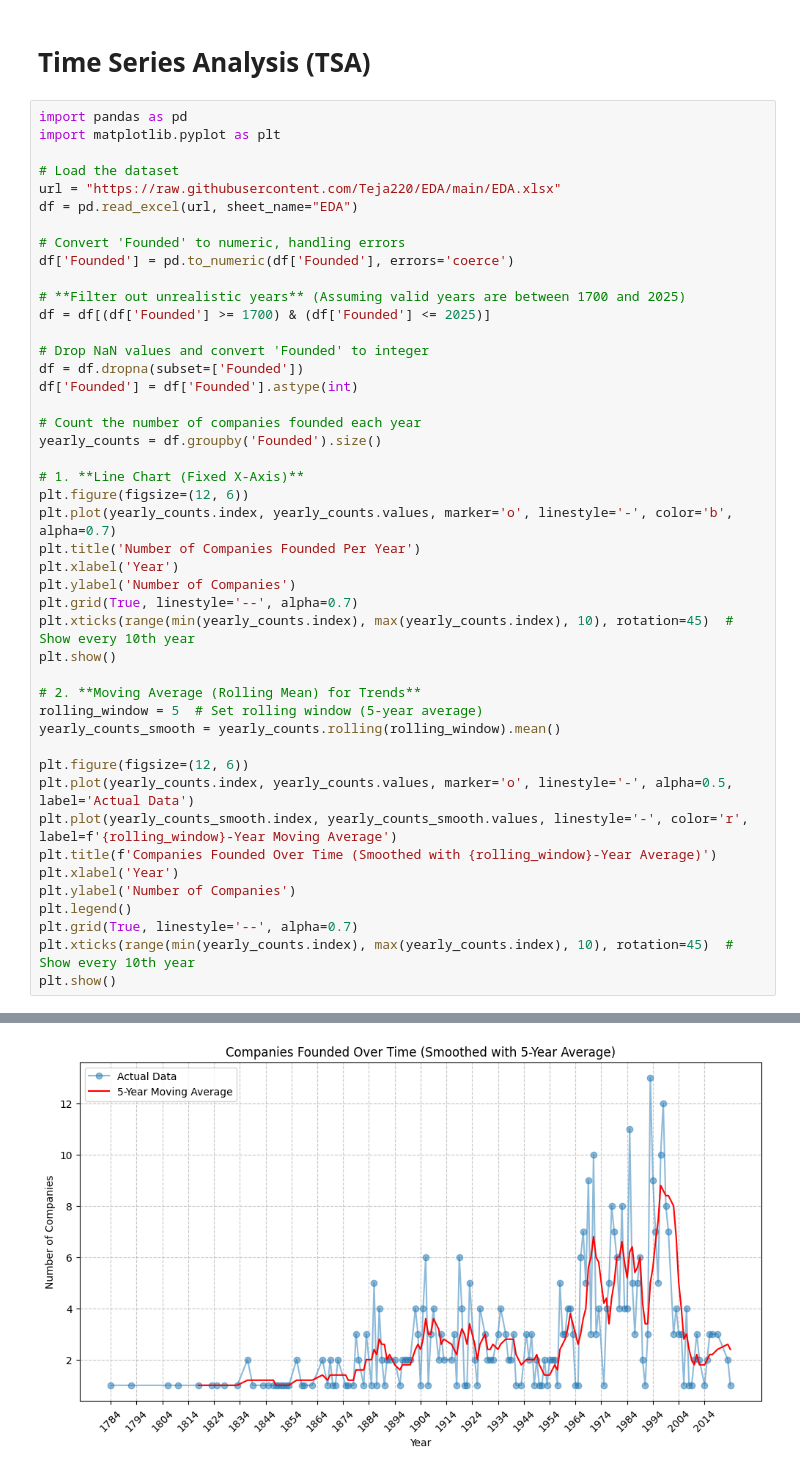
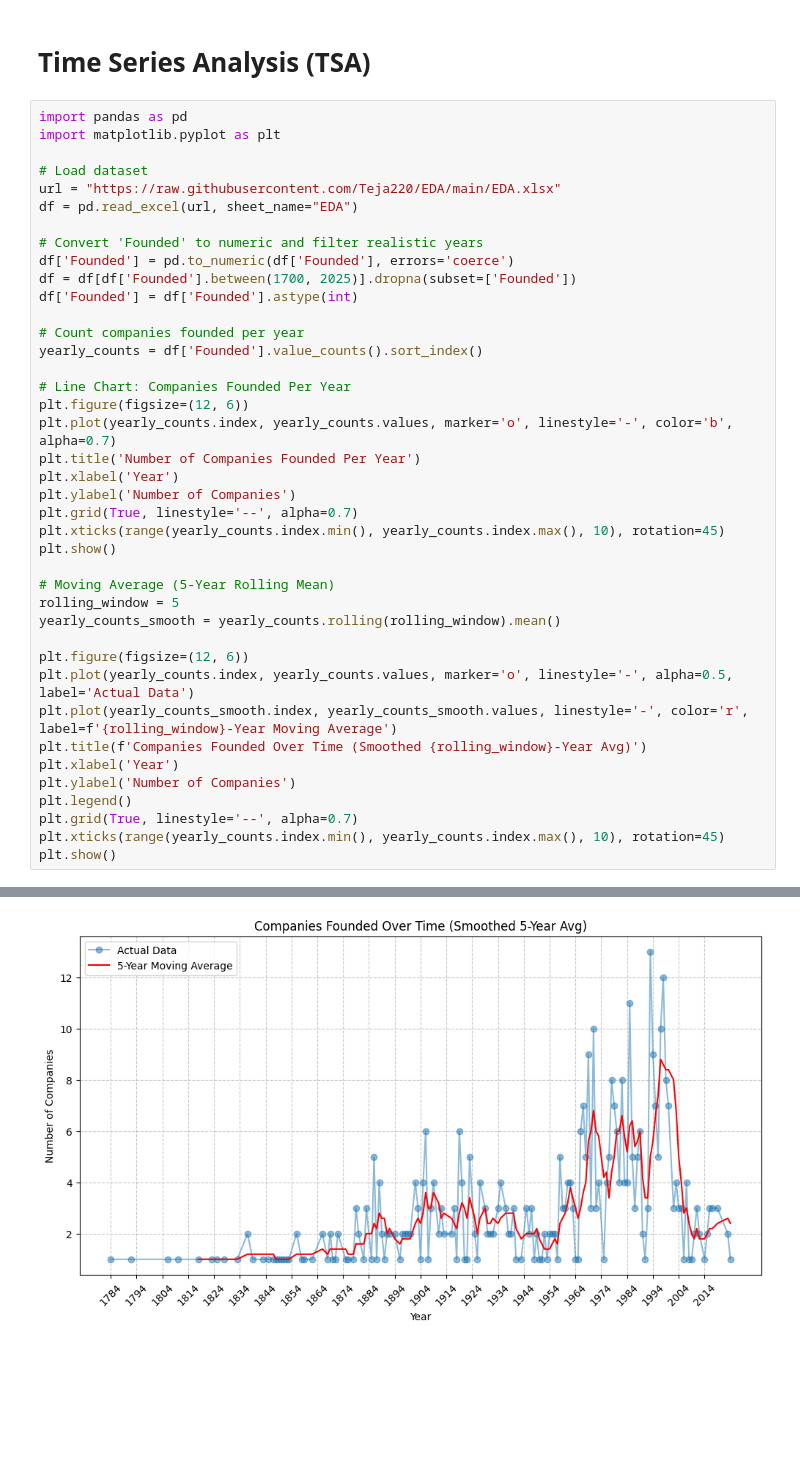
Before and after one commit to Teja220/EDA, a Jupyter notebook: 21BDS0277_EDA.ipynb, the cells around one changed output, grey strips where cells are left out. Drawn from its saved outputs; the diff is of its cells as text; blank space fills up the shorter version.

```diff
--- a/21BDS0277_EDA.ipynb
+++ b/21BDS0277_EDA.ipynb
@@ -312,47 +305,42 @@ Founded  0.475457  1.000000
 import pandas as pd
 import matplotlib.pyplot as plt
 
-# Load the dataset
+# Load dataset
 url = "https://raw.githubusercontent.com/Teja220/EDA/main/EDA.xlsx"
 df = pd.read_excel(url, sheet_name="EDA")
 
-# Convert 'Founded' to numeric, handling errors
+# Convert 'Founded' to numeric and filter realistic years
 df['Founded'] = pd.to_numeric(df['Founded'], errors='coerce')
-
-# **Filter out unrealistic years** (Assuming valid years are between 1700 and 2025)
-df = df[(df['Founded'] >= 1700) & (df['Founded'] <= 2025)]
-
-# Drop NaN values and convert 'Founded' to integer
-df = df.dropna(subset=['Founded'])
+df = df[df['Founded'].between(1700, 2025)].dropna(subset=['Founded'])
 df['Founded'] = df['Founded'].astype(int)
 
-# Count the number of companies founded each year
-yearly_counts = df.groupby('Founded').size()
+# Count companies founded per year
+yearly_counts = df['Founded'].value_counts().sort_index()
 
-# 1. **Line Chart (Fixed X-Axis)**
+# Line Chart: Companies Founded Per Year
 plt.figure(figsize=(12, 6))
 plt.plot(yearly_counts.index, yearly_counts.values, marker='o', linestyle='-', color='b', alpha=0.7)
 plt.title('Number of Companies Founded Per Year')
 plt.xlabel('Year')
 plt.ylabel('Number of Companies')
 plt.grid(True, linestyle='--', alpha=0.7)
-plt.xticks(range(min(yearly_counts.index), max(yearly_counts.index), 10), rotation=45)  # Show every 10th year
+plt.xticks(range(yearly_counts.index.min(), yearly_counts.index.max(), 10), rotation=45)
 plt.show()
 
-# 2. **Moving Average (Rolling Mean) for Trends**
-rolling_window = 5  # Set rolling window (5-year average)
+# Moving Average (5-Year Rolling Mean)
+rolling_window = 5
 yearly_counts_smooth = yearly_counts.rolling(rolling_window).mean()
 
 plt.figure(figsize=(12, 6))
 plt.plot(yearly_counts.index, yearly_counts.values, marker='o', linestyle='-', alpha=0.5, label='Actual Data')
 plt.plot(yearly_counts_smooth.index, yearly_counts_smooth.values, linestyle='-', color='r', label=f'{rolling_window}-Year Moving Average')
-plt.title(f'Companies Founded Over Time (Smoothed with {rolling_window}-Year Average)')
+plt.title(f'Companies Founded Over Time (Smoothed {rolling_window}-Year Avg)')
 plt.xlabel('Year')
 plt.ylabel('Number of Companies')
 plt.legend()
 plt.grid(True, linestyle='--', alpha=0.7)
-plt.xticks(range(min(yearly_counts.index), max(yearly_counts.index), 10), rotation=45)  # Show every 10th year
+plt.xticks(range(yearly_counts.index.min(), yearly_counts.index.max(), 10), rotation=45)
 plt.show()
 # %% [output]
 [figure]
-[figure, old version]
+[figure, new version]
```
Also changed, not shown: parts of 4 cells of this notebook.
